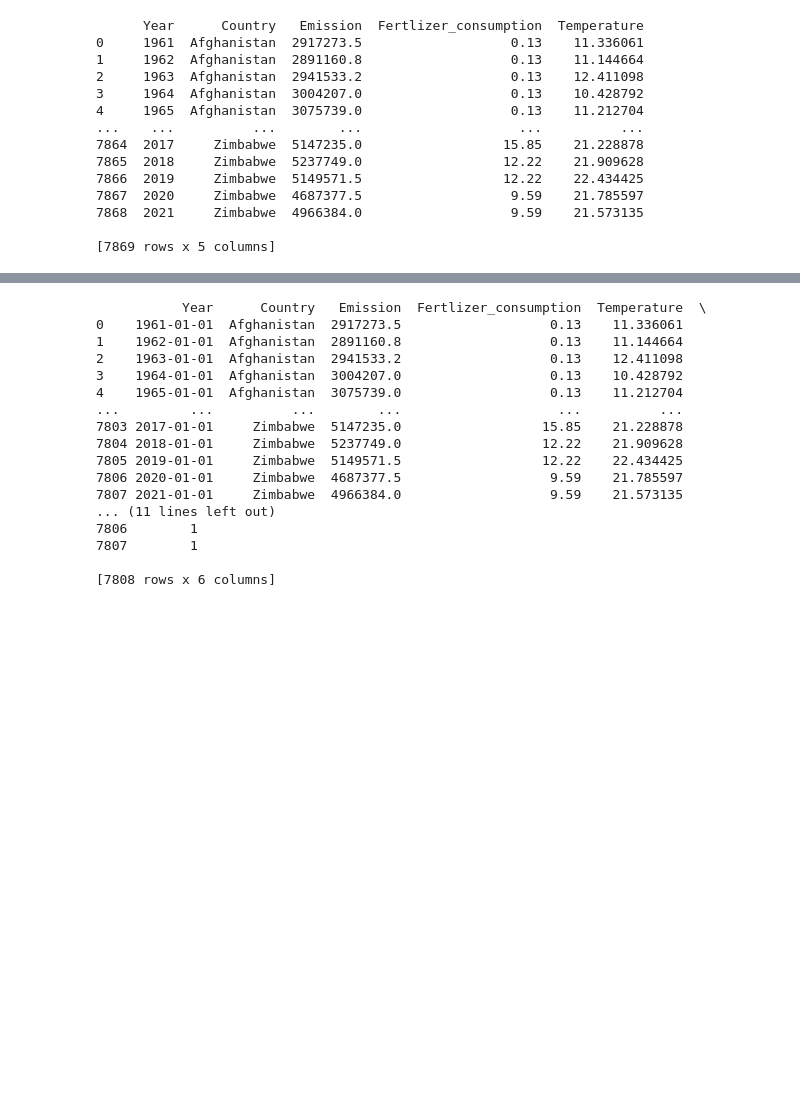
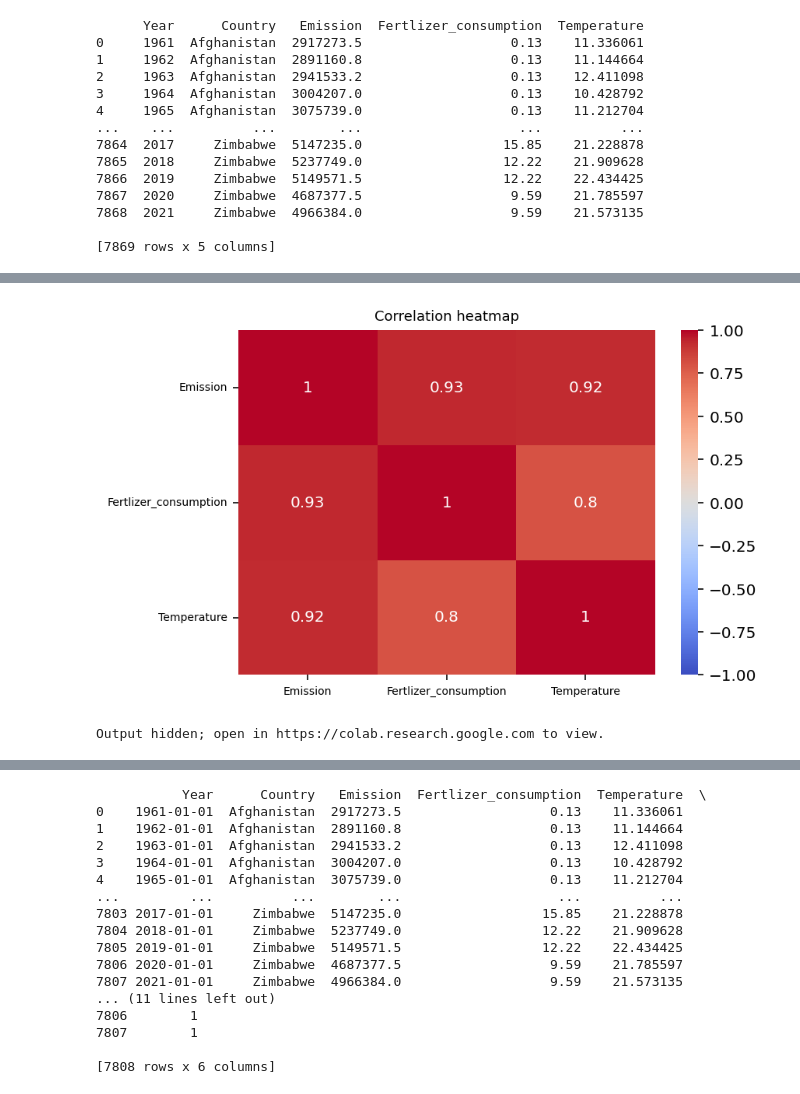
Before and after one commit to MuhammedThariq/Data-Science-Final-Project, a Jupyter notebook: Exploratory_data_analysis.ipynb, the cells around one changed output, grey strips where cells are left out. Cells and saved outputs as stored; diff of their text form; code cells hidden in the pictures; blank space fills up the shorter version.

```diff
--- a/Exploratory_data_analysis.ipynb
+++ b/Exploratory_data_analysis.ipynb
@@ -48,7 +53,13 @@ from tslearn.clustering import TimeSeriesKMeans
 # %%
 def normalise(df):
+  """ This function normalises the dataframe using standard scaler"""
   scaler = StandardScaler()
   df[['Emission', 'Fertlizer_consumption', 'Temperature']] = scaler.fit_transform(df[['Emission', 'Fertlizer_consumption', 'Temperature']])
   return df
+
+def add_label(x, y):
+  """A function to add labels inside a plot"""
+  for i in range (len(x)):
+    plt.text(i+1.6, y[i], round(y[i], 3), fontsize=5)
 # %%
 forecast_df = pd.read_excel('/content/drive/MyDrive/final_project/EML_forecast/forecast_data.xlsx')
@@ -287,0 +85,6 @@ country_labels = pd.DataFrame({'Country': norm_cluster_df['Country'].unique(), '
+# %%
+#Converting Year column to date format
+forecast_df['Year'] = pd.to_datetime(forecast_df['Year'], format='%Y')
+#Removing all the entries where Country is equal to World
+forecast_df = forecast_df[forecast_df['Country']!="World"]
+print(forecast_df)
@@ -287,0 +106,17 @@ country_labels = pd.DataFrame({'Country': norm_cluster_df['Country'].unique(), '
+# %%
+#Calculating yearly average of nitrous oxide emission , fertilizer consumption and surface temperature
+avg_yearly_forecast_df = forecast_df.groupby('Year')[['Emission', 'Fertlizer_consumption', 'Temperature']].mean()
+# %%
+# Normalising the values
+norm_avg_yearly_forecast_df = normalise(avg_yearly_forecast_df)
+# %%
+#Correlation heatmap to show the correltion between variables
+plt.figure(dpi=144, figsize=(6,4))
+corr_matrix = norm_avg_yearly_forecast_df[['Emission', 'Fertlizer_consumption', 'Temperature']].corr()
+sns.heatmap(corr_matrix, annot=True, cmap='coolwarm', vmin=-1, vmax=1)
+plt.xticks(fontsize=7)
+plt.yticks(fontsize=7)
+plt.title("Correlation heatmap", fontsize=9)
+plt.show()
+# %% [output]
+[figure, added]
@@ -287,0 +126,17 @@ country_labels = pd.DataFrame({'Country': norm_cluster_df['Country'].unique(), '
+# %%
+#Creating a correlation heatmap to explain the correlation between variables
+
+i=0
+for r in range(32):
+  f, ax = plt.subplots(1, 4, figsize=(30,5), dpi=144)
+  ax = ax.flatten()
+  for c in range(4):
+    country = norm_forecast_df['Country'].unique()[i]
+    country_df = norm_forecast_df[norm_forecast_df['Country']==country]
+    corr_matrix = country_df[['Emission', 'Fertlizer_consumption', 'Temperature']].corr()
+    sns.heatmap(corr_matrix, annot=True, cmap='coolwarm', vmin=-1, vmax=1, ax=ax[c])
+    ax[c].set_title(country, fontsize=10)
+    i=i+1
+  plt.show()
+# %% [output]
+Output hidden; open in https://colab.research.google.com to view.
```
Also changed, not shown: parts of 63 cells of this notebook.
